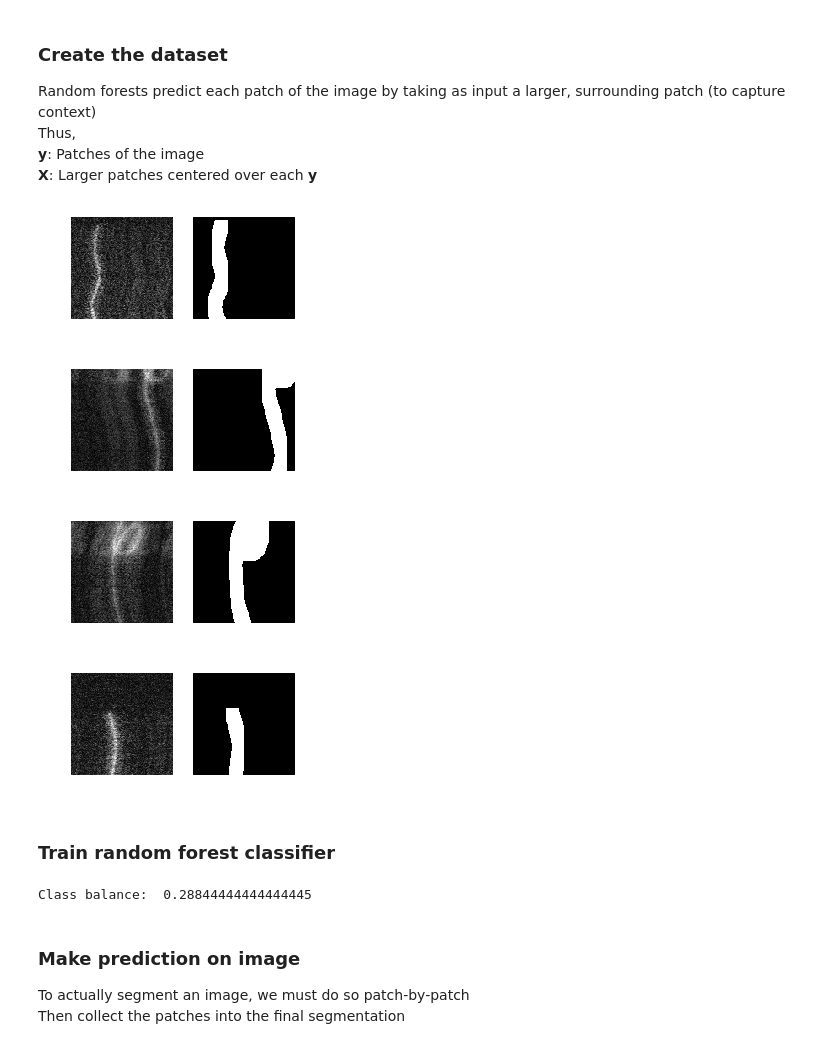
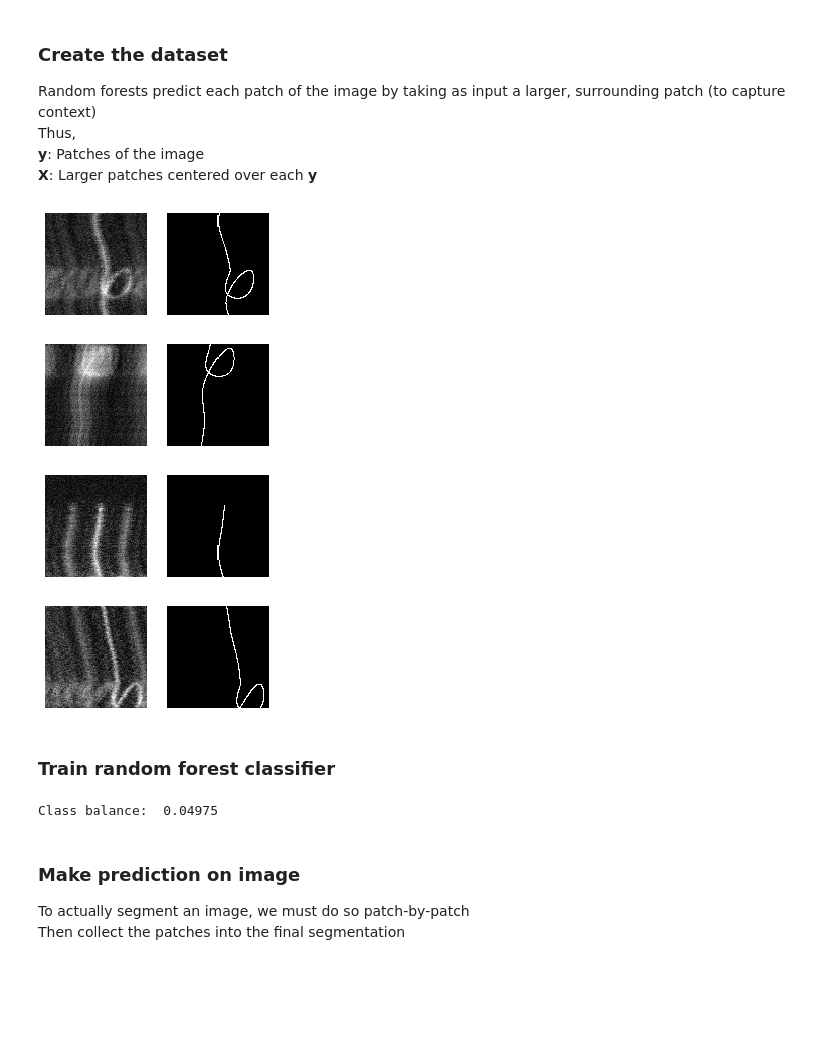
Before and after one commit to RobbieHolland/AIWire, a Jupyter notebook: segmentation.ipynb, the cells around one changed output. Saved outputs shown, nothing was run; the diff lists cells and outputs as text; code cells hidden in the pictures; blank space fills up the shorter version.

```diff
--- a/segmentation.ipynb
+++ b/segmentation.ipynb
@@ -55,2 +54,9 @@ train, test = np.array(train), np.array(test)
+# %%
+import scipy.io
+dataset_name = 'dataset'
+dataset = scipy.io.loadmat(dataset_name + '.mat')[dataset_name]
+
+X = dataset[0]
+y = dataset[1]
 # %%
 # Look at statistics of data
@@ -97,7 +103,7 @@ segmentations_gmm = []
 segmentations_threshold = []
 segmentations_edge = []
 
-for datum in train:
+for datum in X:
 
     # Threshold segmentation
     segmentations_threshold += [datum > 10]
@@ -114,7 +120,7 @@ for datum in train:
 Clearly, the GMM is not very good since the noise can have the same intensity as the wire.
 # %%
 # Show first few segmentations
-for i, (seg_gmm, seg_thresh, seg_edge, ground_truth, simulated) in enumerate(list(zip(segmentations_gmm, segmentations_threshold, segmentations_edge, test, train))[:3]):
+for i, (seg_gmm, seg_thresh, seg_edge, ground_truth, simulated) in enumerate(list(zip(segmentations_gmm, segmentations_threshold, segmentations_edge, y, X))[:3]):
     plt.figure(figsize=(12, 12))
     plt.subplot(141)
     plt.imshow(ground_truth, cmap='gray')
@@ -136,7 +142,7 @@ for i, (seg_gmm, seg_thresh, seg_edge, ground_truth, simulated) in enumerate(lis
 The Laplace filter followed by a threshold provides very accurate segmenations, with some noise
 # %%
 # Show first few segmentations
-for i, (seg_edge, ground_truth, simulated) in enumerate(list(zip(segmentations_edge, test, train))[:3]):
+for i, (seg_edge, ground_truth, simulated) in enumerate(list(zip(segmentations_edge, y, X))[:3]):
     plt.figure(figsize=(12, 12))
     plt.subplot(151)
     plt.imshow(ground_truth, cmap='gray')
@@ -171,37 +177,37 @@ Thus, <br>
 # %%
 from random import randint
 
 n_patches = 3000
-patch_dim = 121
+patch_dim = 101
 patches_sim, patches_gt = [], []
 for i in range(n_patches):
-    sample_train = train[i % len(train)]
-    sample_test  = test[i % len(test)]
+    sample_train = X[i % len(X)]
+    sample_test  = y[i % len(y)]
     tl = np.array([randint(0, sample_train.shape[i] - patch_dim - 1) for i in [0, 1]])
     patches_sim.append(sample_train[tl[0]:tl[0] + patch_dim, tl[1]:tl[1] + patch_dim])
     patches_gt.append(sample_test[tl[0]:tl[0] + patch_dim, tl[1]:tl[1] + patch_dim])
 
 for i, (patch_sim, patch_gt) in enumerate(list(zip(patches_sim, patches_gt))[:4]):
     plt.figure(figsize=(4, 4))
     plt.subplot(121)
     plt.imshow(patch_sim, cmap='gray')
     plt.axis('off')
 
     plt.subplot(122)
     plt.imshow(patch_gt, cmap='gray')
     plt.axis('off')
 
 patches_sim, patches_gt = np.array(patches_sim), np.array(patches_gt)
 w = 3
 c = patch_dim // 2
 patch_labels = np.array([p[c - w:c + w, c - w:c + w] for p in patches_gt])
-X = np.array(patches_sim).reshape(n_patches,-1)
-y = np.array(patch_labels).reshape(n_patches,-1)
+X_patches = np.array(patches_sim).reshape(n_patches,-1)
+y_patches = np.array(patch_labels).reshape(n_patches,-1)
 # %% [output]
-[figure, old version]
+[figure, new version]
-[figure, old version]
+[figure, new version]
-[figure, old version]
+[figure, new version]
-[figure, old version]
+[figure, new version]
 # %% [markdown]
 ### Train random forest classifier
 # %%
@@ -211,12 +217,12 @@ from sklearn.model_selection import train_test_split
 print('Class balance: ', np.sum(patch_labels) / np.prod(patch_labels.shape))
 clf = RandomForestClassifier(max_depth=100)
 
-X_train, X_test, y_test, y_train = train_test_split(X, y, test_size=0.15, random_state=0)
+X_train, X_test, y_test, y_train = train_test_split(X_patches, y_patches, test_size=0.15, random_state=0)
 
 clf.fit(X_train, y_test)
 preds = clf.predict(X_test)
 # %% [output]
-Class balance:  0.28844444444444445
+Class balance:  0.04975
 # %% [markdown]
 ### Make prediction on image
 To actually segment an image, we must do so patch-by-patch<br>
```
Also changed, not shown: parts of 8 cells of this notebook, 9 other files.
